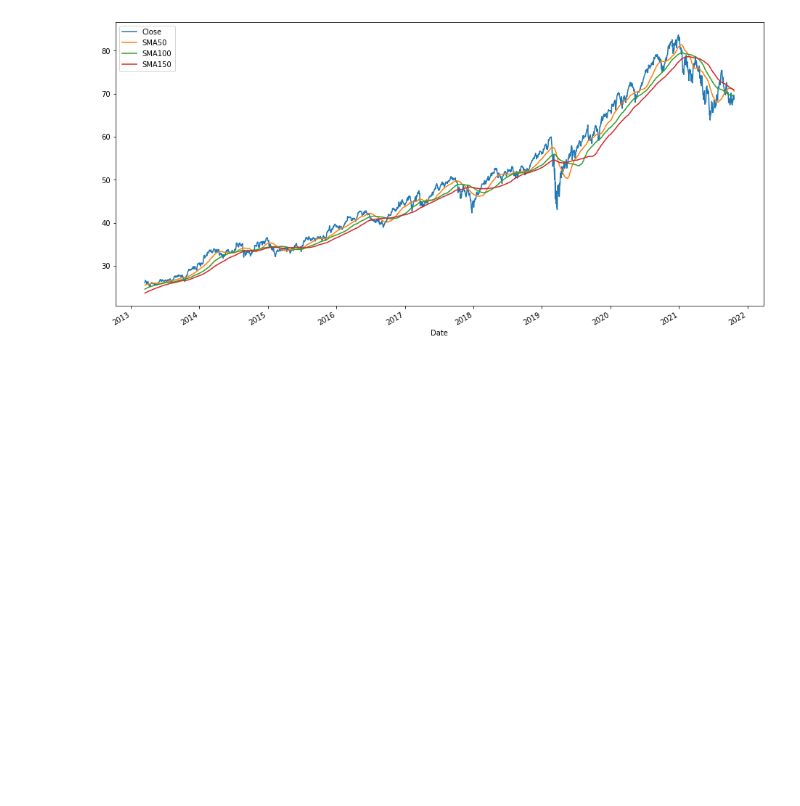
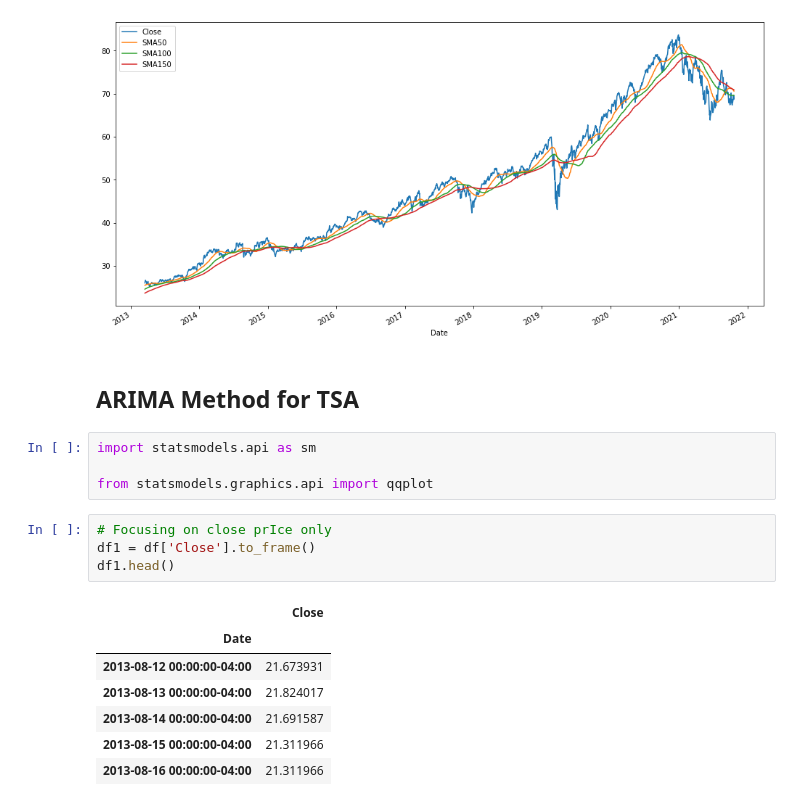
Before and after one commit to obeabi/Stocks_TSA, a Jupyter notebook: YahooFinance.ipynb, the cells around one changed output. Saved outputs shown, nothing was run; the diff lists cells and outputs as text; blank space fills up the shorter version.

```diff
--- a/YahooFinance.ipynb
+++ b/YahooFinance.ipynb
@@ -165,3 +163,21 @@ df1[['Close', 'SMA50', 'SMA100', 'SMA150']].plot(label='VDY.TO')
 plt.show()
 # %% [output]
 [figure]
+# %% [markdown]
+## ARIMA Method for TSA
+# %%
+import statsmodels.api as sm
+
+from statsmodels.graphics.api import qqplot
+# %%
+# Focusing on close prIce only
+df1 = df['Close'].to_frame()
+df1.head()
+# %% [output]
+|  | Close |
+| Date |  |
+| 2013-08-12 00:00:00-04:00 | 21.673931 |
+| 2013-08-13 00:00:00-04:00 | 21.824017 |
+| 2013-08-14 00:00:00-04:00 | 21.691587 |
+| 2013-08-15 00:00:00-04:00 | 21.311966 |
+| 2013-08-16 00:00:00-04:00 | 21.311966 |
```
Also changed, not shown: parts of 10 cells of this notebook.
